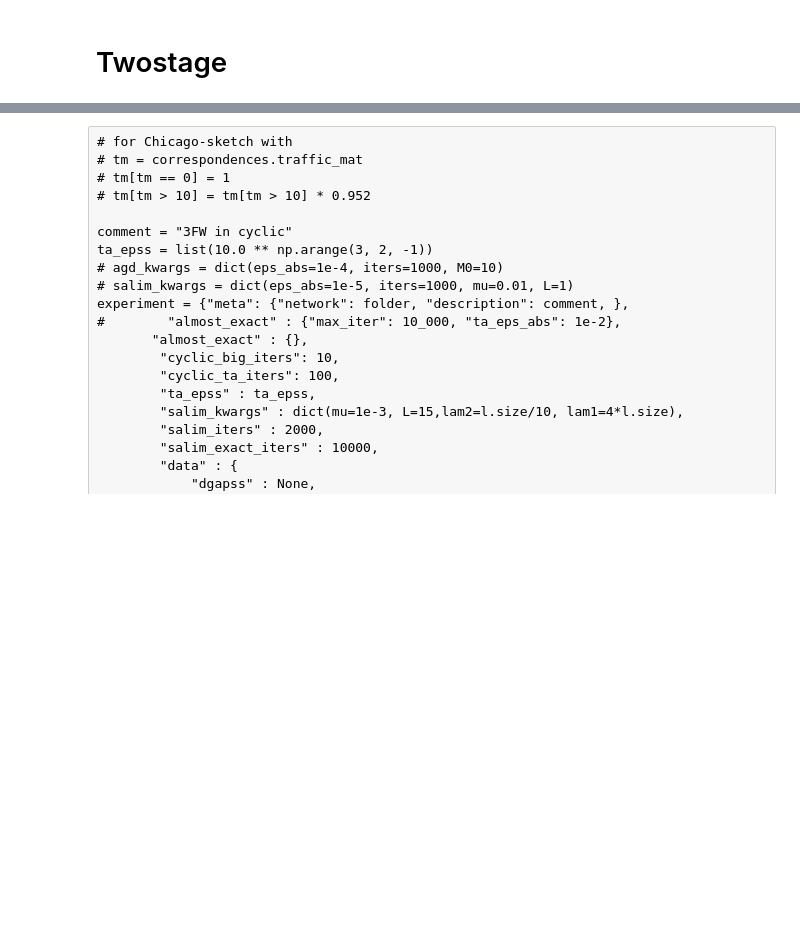
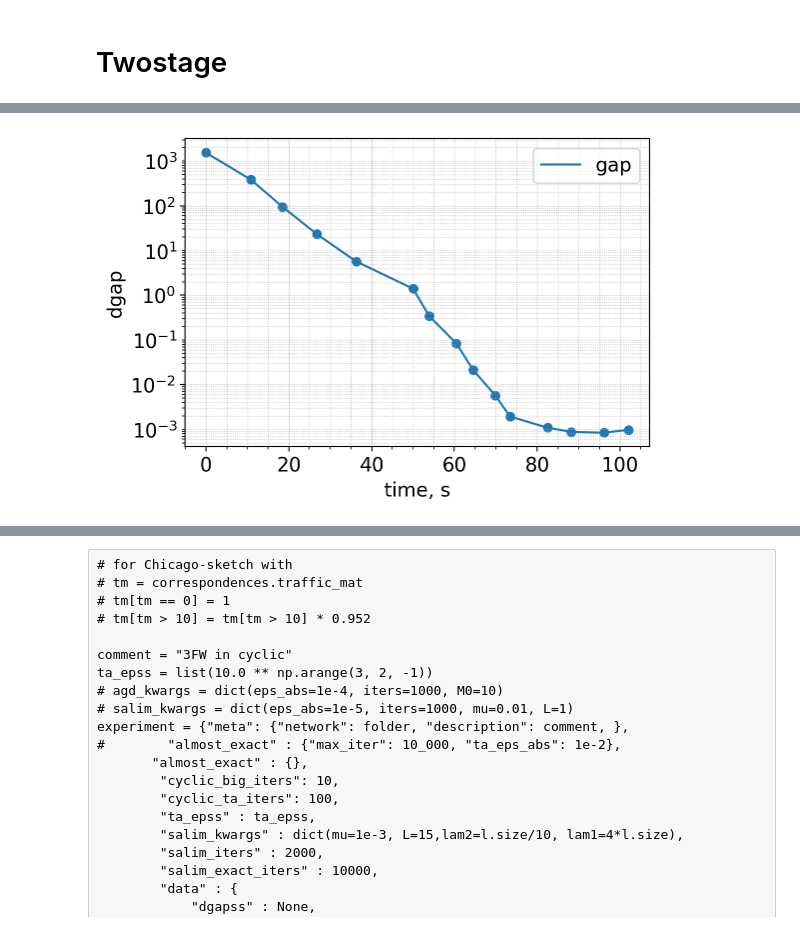
Before and after one commit to niquepolice/mmo_tm, a Jupyter notebook: all_models.ipynb, the cells around one changed output, grey strips where cells are left out. Saved outputs shown, nothing was run; the diff lists cells and outputs as text; code cells hidden in the pictures; blank space fills up the shorter version.

Commit message:
WIP Anaheim

```diff
--- a/all_models.ipynb
+++ b/all_models.ipynb
@@ -32,9 +32,9 @@ plt.rcParams.update({'font.size': 14})
 # %%
 networks_path = Path("./TransportationNetworks")
 
-folder = "SiouxFalls"
-net_name = "SiouxFalls_net"
-traffic_mat_name = "SiouxFalls_trips"
+# folder = "SiouxFalls"
+# net_name = "SiouxFalls_net"
+# traffic_mat_name = "SiouxFalls_trips"
 
 # folder = "Chicago-Sketch"
 # net_name = "ChicagoSketch_net"
@@ -43,9 +43,9 @@ traffic_mat_name = "SiouxFalls_trips"
 # Anaheim and Barcelona not working as having non-thru-nodes.
 # I'll add support for that in Bmul, BTmul soon
 
-# folder = "Anaheim"
-# net_name = "Anaheim_net"
-# traffic_mat_name = "Anaheim_trips"
+folder = "Anaheim"
+net_name = "Anaheim_net"
+traffic_mat_name = "Anaheim_trips"
 
 # folder = "Barcelona"
 # net_name = "Barcelona_net"
@@ -147,7 +87,7 @@ ta_epss = list(10.0 ** np.arange(2, -1, -1))
 # agd_kwargs = dict(eps_abs=1e-4, iters=1000, M0=10)
 # salim_kwargs = dict(eps_abs=1e-5, iters=1000, mu=0.01, L=1)
 experiment = {"meta": {"network": folder, "description": comment, },
-#        "almost_exact" : {"max_iter": 10_000, "ta_eps_abs": 1e-2},
+       "almost_exact" : {"max_iter": 10_000, "ta_eps_abs": 1e-2},
         "cyclic_big_iters": 15,
         "cyclic_ta_iters": 10_000,
         "ta_epss" : ta_epss,
@@ -181,0 +108,26 @@ plt.yscale("log")
+# %%
+# exact solution via cyclic (if it converges better than salim)
+output = cyclic(model=twostage_beckmann_model,
+                traffic_assigment_eps_abs=experiment["almost_exact"]["ta_eps_abs"],
+                traffic_assigment_max_iter=experiment["almost_exact"]["max_iter"],
+                max_iter=15,#experiment["meta"]["cyclic_iters"],
+                stop_by_crit=False)
+
+times_e_best, flows_e_best, corrs_best, logs, optimal = output
+times, dgaps = logs[2], logs[0]
+experiment["almost_exact"]["times"] = list(times)
+experiment["almost_exact"]["dgaps"] = dgaps
+# %%
+times, dgaps = experiment["almost_exact"]["times"], experiment["almost_exact"]["dgaps"]
+ax = plt.figure(figsize=(6,4)).add_subplot(1, 1, 1)
+ax.plot(times, dgaps, label=f"gap")
+ax.scatter(times, dgaps)
+
+ax.minorticks_on(), ax.set_yscale("log"), ax.set_ylabel("dgap"), ax.set_xlabel("time, s")
+minor_locator = LogLocator(base=10.0, subs=np.arange(1.0, 10.0) * 0.1, numticks=12)
+ax.yaxis.set_minor_locator(minor_locator)
+ax.grid(which='major', linestyle='-', linewidth='0.5', alpha=0.5)
+ax.grid(which='minor', linestyle=':', linewidth='0.5', alpha=1)
+_ = ax.legend(), plt.show()
+# %% [output]
+[figure, added]
```
Also changed, not shown: parts of 14 cells of this notebook, 1 other file.
